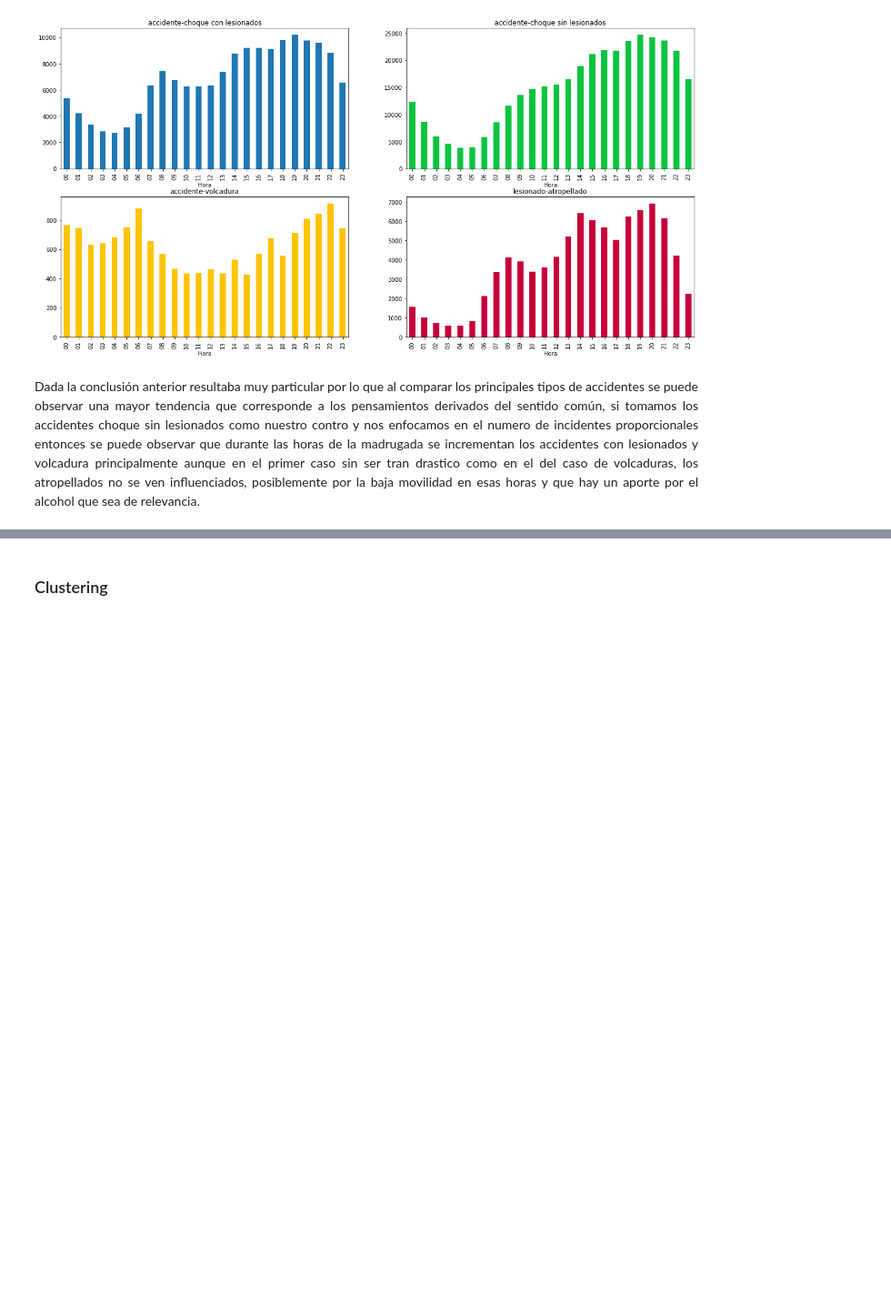
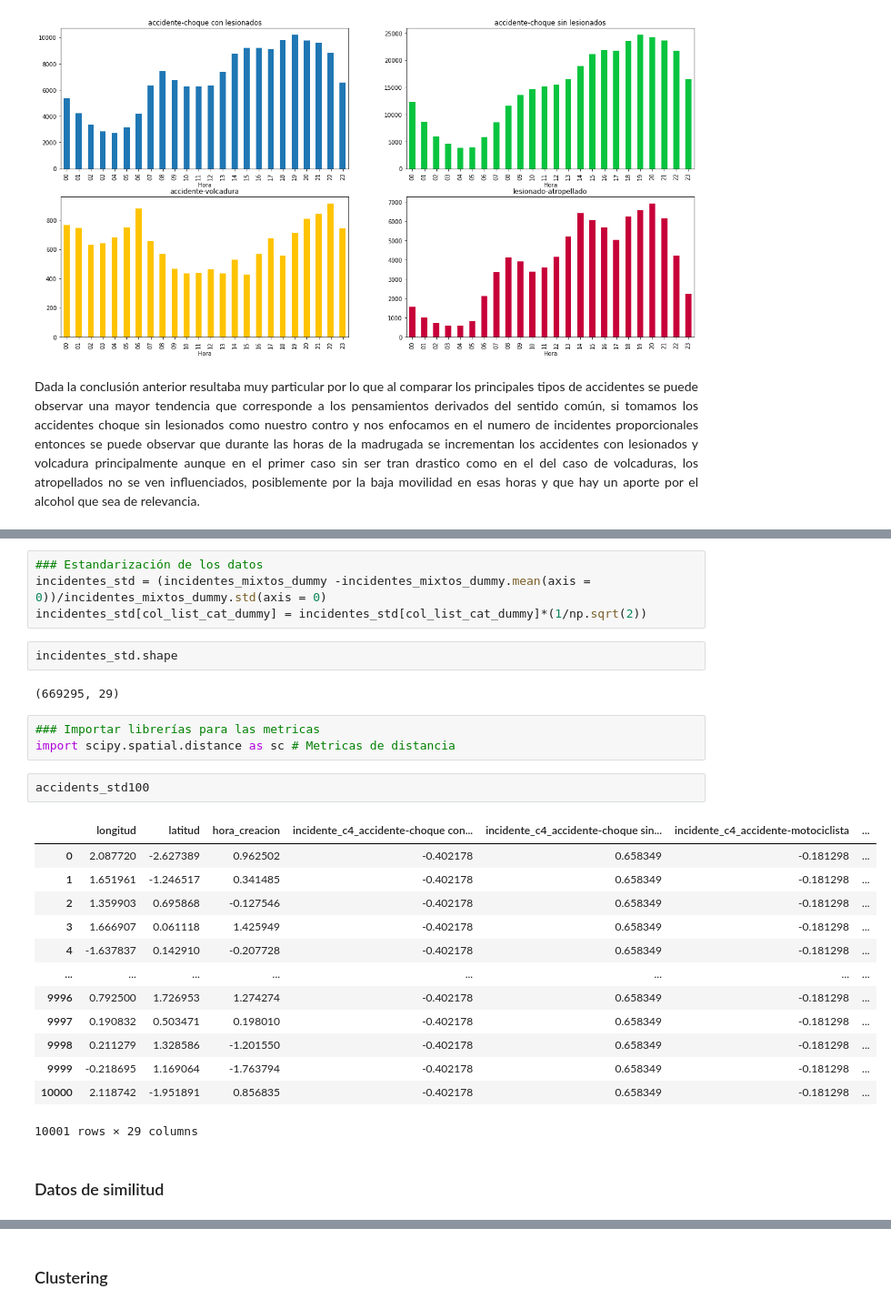
Before and after one commit to Palacios-F/Proyecto_CDIN, a Jupyter notebook: CODE/Proyecto.ipynb, the cells around one changed output, grey strips where cells are left out. Shown: that part at 91% size. Drawn from its saved outputs; the diff is of its cells as text; blank space fills up the shorter version.

Commit message:
distancias
se agregan las distancias y un poco de limpieza de los datos

```diff
--- a/CODE/Proyecto.ipynb
+++ b/CODE/Proyecto.ipynb
@@ -279,0 +329,29 @@ Dada la conclusión anterior resultaba muy particular por lo que al comparar los
+# %%
+### Estandarización de los datos
+incidentes_std = (incidentes_mixtos_dummy -incidentes_mixtos_dummy.mean(axis = 0))/incidentes_mixtos_dummy.std(axis = 0)
+incidentes_std[col_list_cat_dummy] = incidentes_std[col_list_cat_dummy]*(1/np.sqrt(2))
+# %%
+incidentes_std.shape
+# %% [output]
+(669295, 29)
+# %%
+### Importar librerías para las metricas
+import scipy.spatial.distance as sc # Metricas de distancia
+# %%
+accidents_std100
+# %% [output]
+|  | longitud | latitud | hora_creacion | incidente_c4_accidente-choque con... | incidente_c4_accidente-choque sin... | incidente_c4_accidente-motociclista | ... |
+| 0 | 2.087720 | -2.627389 | 0.962502 | -0.402178 | 0.658349 | -0.181298 | ... |
+| 1 | 1.651961 | -1.246517 | 0.341485 | -0.402178 | 0.658349 | -0.181298 | ... |
+| 2 | 1.359903 | 0.695868 | -0.127546 | -0.402178 | 0.658349 | -0.181298 | ... |
+| 3 | 1.666907 | 0.061118 | 1.425949 | -0.402178 | 0.658349 | -0.181298 | ... |
+| 4 | -1.637837 | 0.142910 | -0.207728 | -0.402178 | 0.658349 | -0.181298 | ... |
+| ... | ... | ... | ... | ... | ... | ... | ... |
+| 9996 | 0.792500 | 1.726953 | 1.274274 | -0.402178 | 0.658349 | -0.181298 | ... |
+| 9997 | 0.190832 | 0.503471 | 0.198010 | -0.402178 | 0.658349 | -0.181298 | ... |
+| 9998 | 0.211279 | 1.328586 | -1.201550 | -0.402178 | 0.658349 | -0.181298 | ... |
+| 9999 | -0.218695 | 1.169064 | -1.763794 | -0.402178 | 0.658349 | -0.181298 | ... |
+| 10000 | 2.118742 | -1.951891 | 0.856835 | -0.402178 | 0.658349 | -0.181298 | ... |
+10001 rows × 29 columns
+# %% [markdown]
+### Datos de similitud
```
Also changed, not shown: parts of 22 cells of this notebook, 1 other file.
